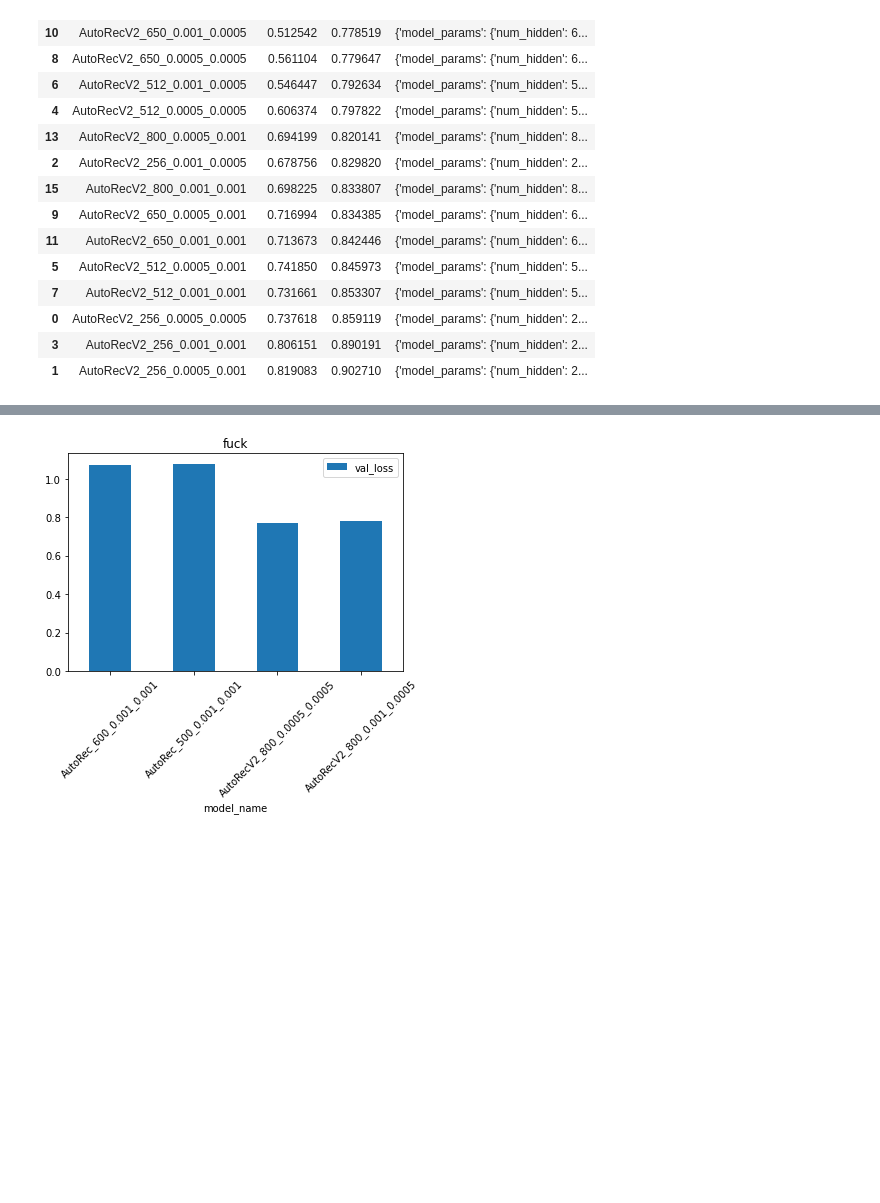
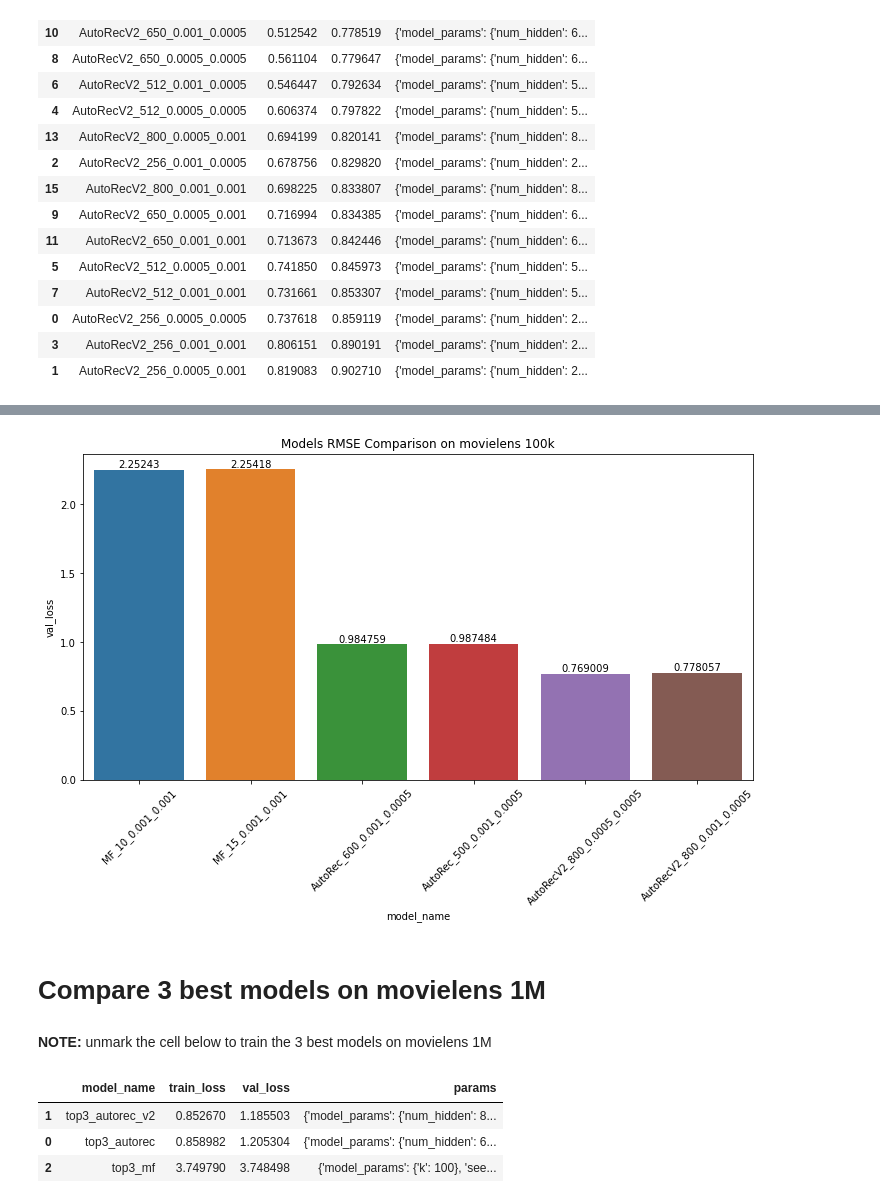
Before and after one commit to freddd1/AutoRec, a Jupyter notebook: driver.ipynb, the cells around one changed output, grey strips where cells are left out. Saved outputs shown, nothing was run; the diff lists cells and outputs as text; code cells hidden in the pictures; blank space fills up the shorter version.

```diff
--- a/driver.ipynb
+++ b/driver.ipynb
@@ -360,5 +347,14 @@ best_df.plot.bar(x='model_name', y='val_loss', rot=45, **{'title':'fuck'})
-# %%
-
-best_df[best_df.val_loss < 2].plot.bar(x='model_name', y='val_loss', rot=45, **{'title':'fuck'});
-# %% [output]
-[figure, removed]
+# %%
+import seaborn as sns
+import matplotlib.pyplot as plt
+plt.figure(figsize=(12,6))
+ax = sns.barplot(x='model_name', y='val_loss', data=best_df)
+ax.bar_label(ax.containers[0])
+plt.xticks(rotation=45)
+plt.title('Models RMSE Comparison on movielens 100k');
+# %% [output]
+[figure, added]
+# %% [markdown]
+# Compare 3 best models on movielens 1M
+# %% [markdown]
+**NOTE:** unmark the cell below to train the 3 best models on movielens 1M
@@ -364,0 +414,8 @@ best_df[best_df.val_loss < 2].plot.bar(x='model_name', y='val_loss', rot=45, **{
+# %%
+top3 = models_results('top3').sort_values(by='val_loss')
+top3
+# %% [output]
+|  | model_name | train_loss | val_loss | params |
+| 1 | top3_autorec_v2 | 0.852670 | 1.185503 | {'model_params': {'num_hidden': 8... |
+| 0 | top3_autorec | 0.858982 | 1.205304 | {'model_params': {'num_hidden': 6... |
+| 2 | top3_mf | 3.749790 | 3.748498 | {'model_params': {'k': 100}, 'see... |
```
Also changed, not shown: parts of 23 cells of this notebook, 3 other files.
